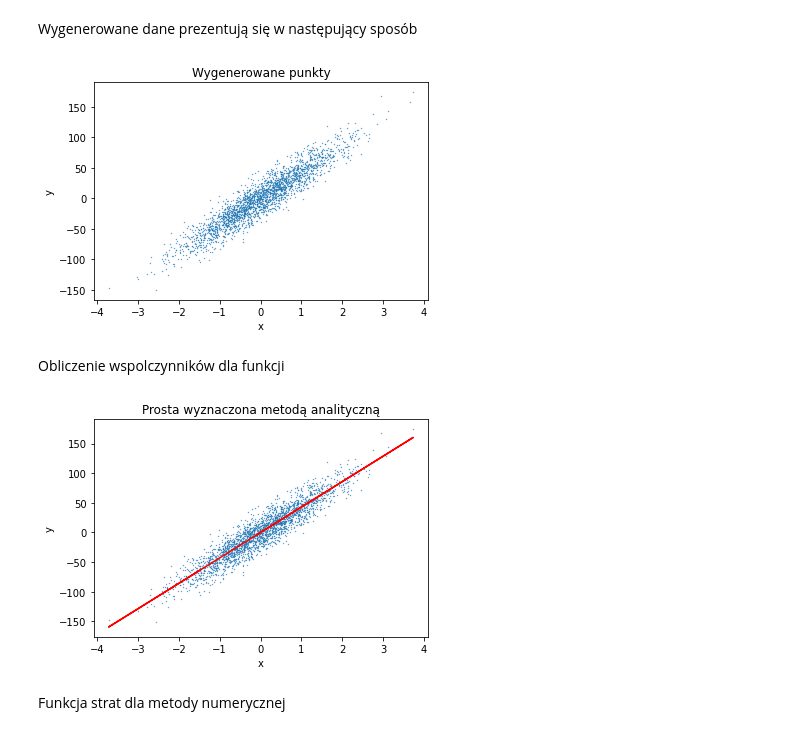
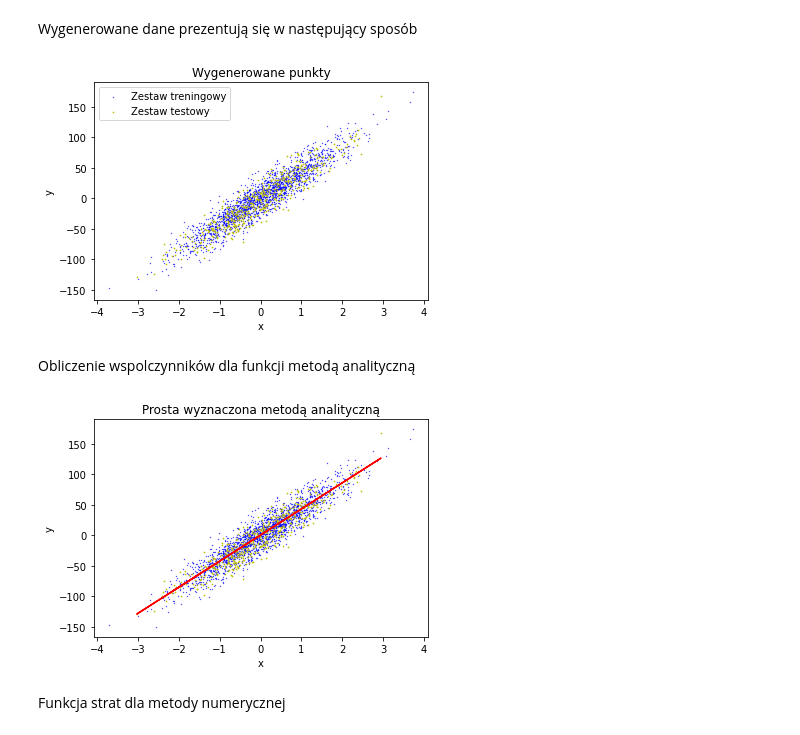
Before and after one commit to DonChaka/PUM, a Jupyter notebook: 1.RegresjaLiniowa/1RegresjaLiniowa.ipynb, the cells around one changed output. Drawn from its saved outputs; the diff is of its cells as text; code cells hidden in the pictures.

```diff
--- a/1.RegresjaLiniowa/1RegresjaLiniowa.ipynb
+++ b/1.RegresjaLiniowa/1RegresjaLiniowa.ipynb
@@ -11,16 +12,19 @@ from sklearn.model_selection import train_test_split
 random_state = 244827
 n_samples = 2427
 # %%
-x, true_y = make_regression(n_features=1, random_state=random_state, n_samples=n_samples, noise=16)
+x, y = make_regression(n_features=1, random_state=random_state, n_samples=n_samples, noise=16)
+x_train, x_test, y_train, y_test = train_test_split(x, y, test_size=0.2, random_state=random_state, shuffle=False)
 # %% [markdown]
 Wygenerowane dane prezentują się w następujący sposób
 # %%
-plt.scatter(x, true_y, s=0.1)
+plt.scatter(x_train, y_train, s=0.1, c='b', label='Zestaw treningowy')
+plt.scatter(x_test, y_test, s=0.5, c='y', label='Zestaw testowy')
 plt.xlabel('x')
 plt.ylabel('y')
+plt.legend()
 plt.title("Wygenerowane punkty")
 
 plt.show()
 # %% [output]
-[figure, old version]
+[figure, new version]
 # %%
@@ -28,6 +32,6 @@ def f(w):
     return w[0] + x * w[1]
 # %% [markdown]
-Obliczenie wspolczynników dla funkcji
+Obliczenie wspolczynników dla funkcji metodą analityczną
 # %%
 ana_start = time_ns()
 for i in range(100):
@@ -40,12 +44,13 @@ predicted_y_analytical = f(w)
 # %%
-plt.scatter(x, true_y, s=0.1)
-plt.plot(x, predicted_y_analytical, c='r')
+plt.scatter(x_train, y_train, s=0.1, c='b', label='Zestaw treningowy')
+plt.scatter(x_test, y_test, s=0.5, c='y', label='Zestaw testowy')
+plt.plot(x_test, predicted_y_analytical, c='r')
 plt.xlabel('x')
 plt.ylabel('y')
 plt.title("Prosta wyznaczona metodą analityczną")
 plt.show()
 # %% [output]
-[figure, old version]
+[figure, new version]
 # %% [markdown]
 Funkcja strat dla metody numerycznej
 # %%
```
Also changed, not shown: parts of 33 cells of this notebook.
